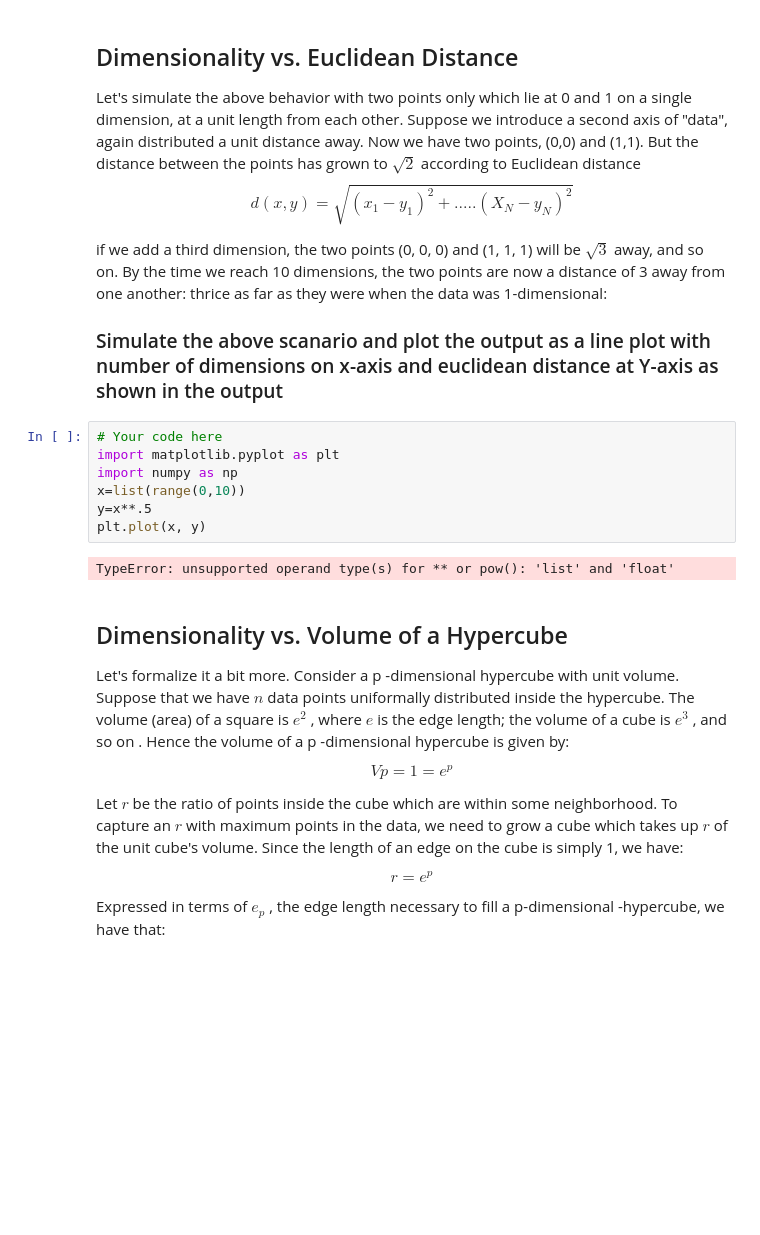
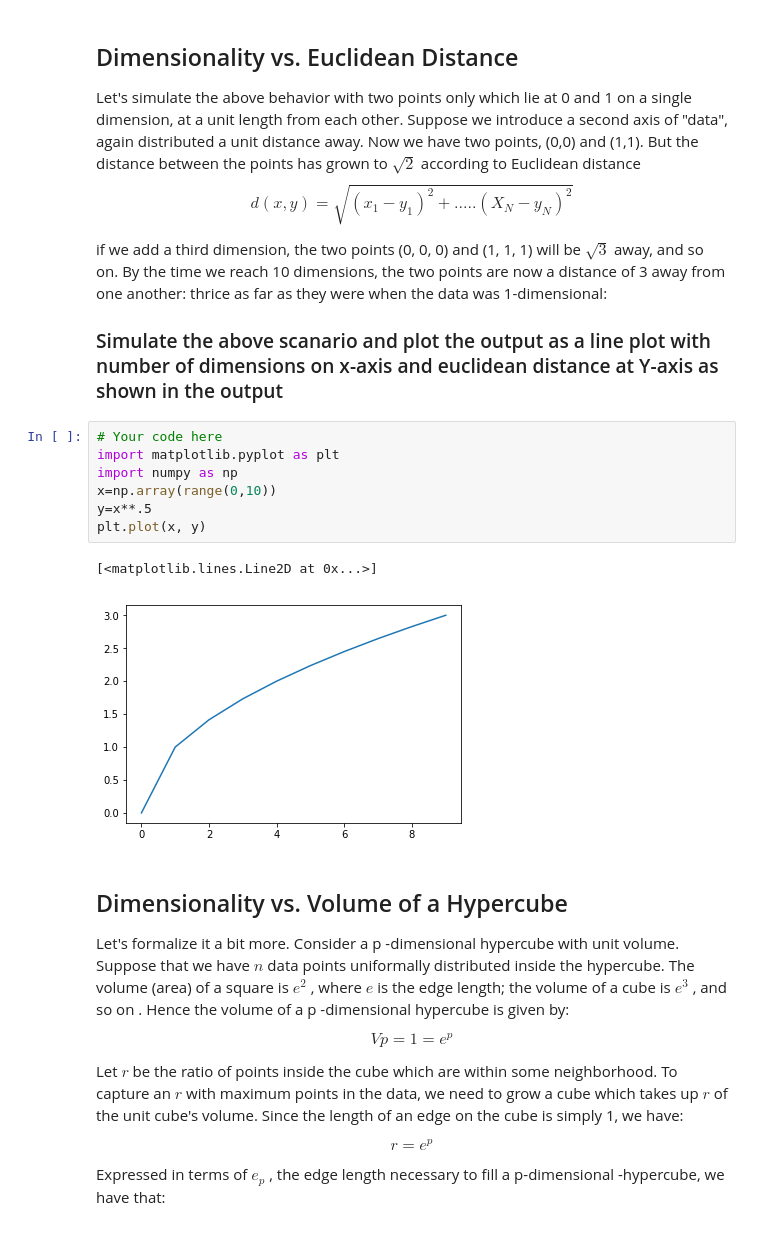
Before and after one commit to tzulungs/dsc-3-34-03-curse-of-dimensionality-simulation-lab-nyc-ds-career-012819, a Jupyter notebook: index.ipynb, the cells around one changed output. Drawn from its saved outputs; the diff is of its cells as text; blank space fills up the shorter version.

```diff
--- a/index.ipynb
+++ b/index.ipynb
@@ -42,12 +42,13 @@ if we add a third dimension, the two points (0, 0, 0) and (1, 1, 1) will be $\sq
 # %%
 # Your code here
 import matplotlib.pyplot as plt
 import numpy as np
-x=list(range(0,10))
+x=np.array(range(0,10))
 y=x**.5
 plt.plot(x, y)
 # %% [output]
-TypeError: unsupported operand type(s) for ** or pow(): 'list' and 'float'
+[<matplotlib.lines.Line2D at 0x...>]
+[figure, added]
 # %% [markdown]
 ## Dimensionality vs. Volume of a Hypercube
 Let's formalize it a bit more. Consider a  p -dimensional hypercube with unit volume. Suppose that we have $n$  data points uniformally distributed inside the hypercube. The volume (area) of a square is  $e^2$ , where  $e$  is the edge length; the volume of a cube is  $e^3$ , and so on . Hence the volume of a  p -dimensional hypercube is given by:
```
